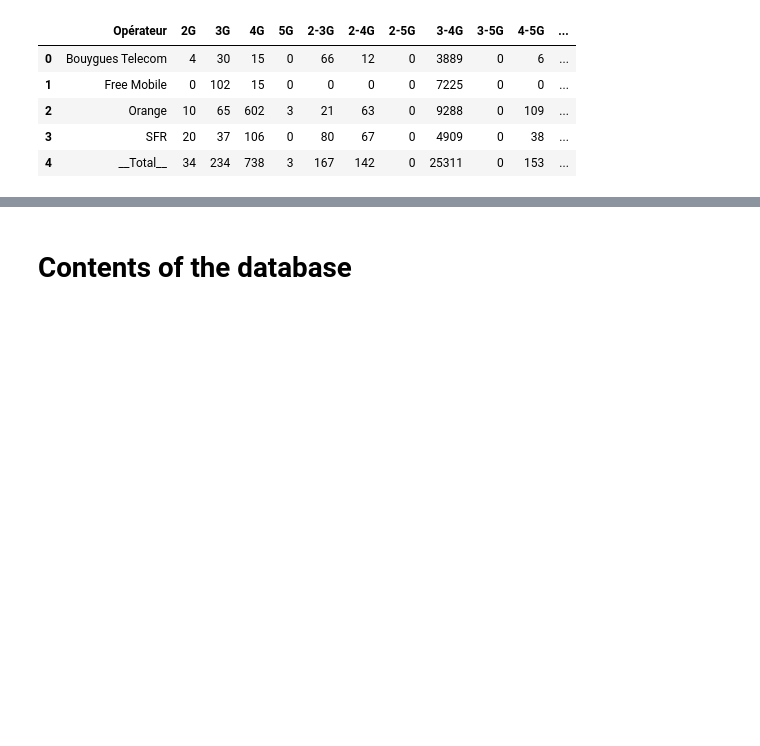
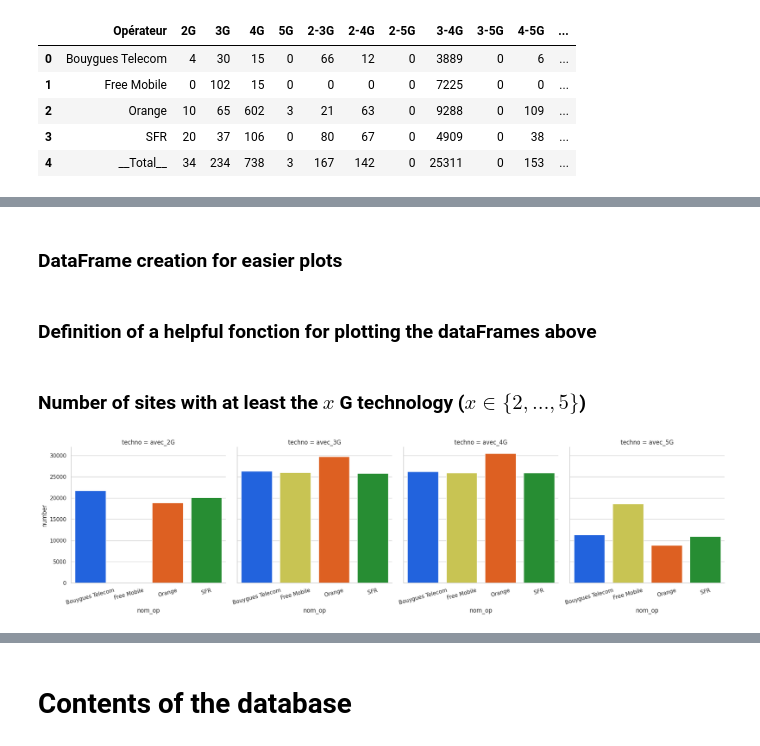
Before and after one commit to pmehaud/internship_cvut_2024, a Jupyter notebook: data_analysis/data_analysis.ipynb, the cells around one changed output, grey strips where cells are left out. Cells and saved outputs as stored; diff of their text form; code cells hidden in the pictures; blank space fills up the shorter version.

```diff
--- a/data_analysis/data_analysis.ipynb
+++ b/data_analysis/data_analysis.ipynb
@@ -198,5 +193,13 @@ df_techno = pd.concat([df_techno,pd.DataFrame({'Opérateur' : total_bold},index=
 # %%
+df_techno = pd.DataFrame({
+    "Opérateur" : [pro for pro in providers]
+})
+df_techno = pd.concat([df_techno,pd.DataFrame({'Opérateur' : total_bold},index=[4])])
 for i in range(2, 6):
     for pro in providers:
         df_techno.loc[df_techno['Opérateur']==pro, f"avec_{i}G"] = sum(df.loc[df['nom_op']==pro, f"site_{i}g"])
     df_techno.loc[df_techno['Opérateur']==total_bold, f"avec_{i}G"] = sum(df_techno[f"avec_{i}G"][:-1])
+df_techno["Total"] = df_techno[df_techno.columns[1:]].sum(axis=1)
+for i in df_techno.columns[1:]:
+    df_techno[i] = df_techno[i].astype(int)
+df_techno
@@ -230,0 +217,39 @@ ValueError: ('Shapes must match', (4,), (0,))
+# %%
+color_pal_pro = {'Orange':'#fc5603','SFR':'#169e26','Bouygues Telecom':'#035afc', 'Free Mobile':'#dbd640'}
+# color_pal_tec = {"2G":' #4285F4',"3G":'#34A853',"4G":'#FBBC05', "5G":' #EA4335'}
+# %% [markdown]
+### DataFrame creation for easier plots
+# %%
+def easyPlotting_df(df):
+    array_index = [list(df['Opérateur'][:-1]), list(df.columns[1:])]
+    index=pd.MultiIndex.from_product(array_index, names=["nom_op", "techno"])
+
+    df_easy = pd.DataFrame(index=index)
+    for pro in providers:
+        for techno in list(df.columns[1:]):
+            df_easy.loc[(pro,techno), 'number'] = df.loc[df['Opérateur']==pro, techno].iloc[0]
+    df_easy['number'] = df_easy['number'].astype(int)
+
+    return df_easy
+# %% [markdown]
+### Definition of a helpful fonction for plotting the dataFrames above
+# %%
+def pretty_barPlot(df):
+    sns.set_context('paper') # size of ticks labels
+    sns.set_theme(style="whitegrid") # style of the backgroung
+    g = sns.catplot(
+        data=easyPlotting_df(df),
+        kind='bar',
+        x='nom_op',
+        y='number',
+        col='techno',
+        hue='nom_op',
+        palette=color_pal_pro
+    )
+    g.tick_params(axis='x', rotation=15)
+# %% [markdown]
+### Number of sites with at least the $x$ G technology ($x\in\{2,\dots,5\}$)
+# %%
+pretty_barPlot(df_techno.loc[:, :'avec_5G'])
+# %% [output]
+[figure, added]
```
Also changed, not shown: parts of 12 cells of this notebook, 1 other file.
